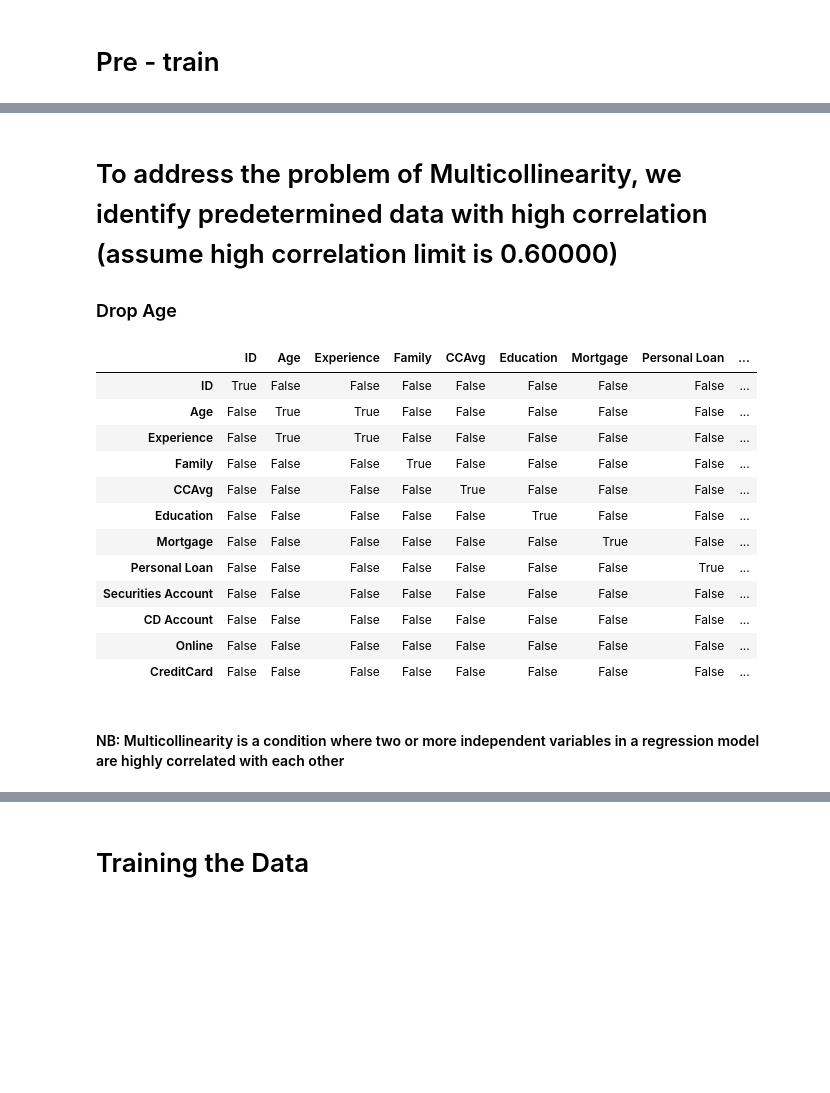
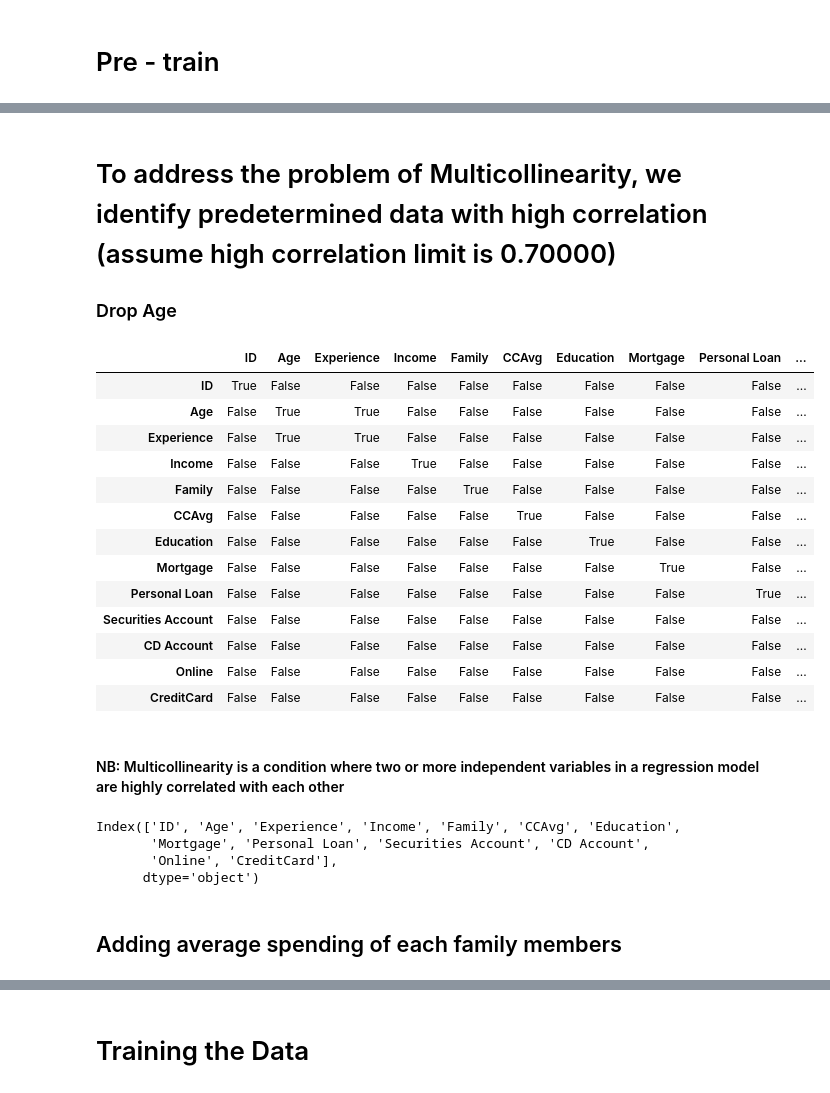
Before and after one commit to BubutorCorbanEnam/BANK-PERSONAL-LOAN-MODELLING-DigiCap-Capstone-Project-, a Jupyter notebook: BANK PERSONAL LOAN MODELLING (DigiCap Capstone Project).ipynb, the cells around one changed output, grey strips where cells are left out. Drawn from its saved outputs; the diff is of its cells as text; code cells hidden in the pictures; blank space fills up the shorter version.

```diff
--- a/BANK PERSONAL LOAN MODELLING (DigiCap Capstone Project).ipynb
+++ b/BANK PERSONAL LOAN MODELLING (DigiCap Capstone Project).ipynb
@@ -339,22 +327,23 @@ dm
 # %% [markdown]
-# To address the problem of Multicollinearity, we identify predetermined data with high correlation (assume high correlation  limit is 0.60000)
+# To address the problem of Multicollinearity, we identify predetermined data with high correlation (assume high correlation  limit is 0.70000)
 
 ### Drop Age
 # %%
-dm.corr()>0.700000
+df.corr()>0.700000
 # %% [output]
-|  | ID | Age | Experience | Family | CCAvg | Education | Mortgage | Personal Loan | ... |
-| ID | True | False | False | False | False | False | False | False | ... |
-| Age | False | True | True | False | False | False | False | False | ... |
-| Experience | False | True | True | False | False | False | False | False | ... |
-| Family | False | False | False | True | False | False | False | False | ... |
-| CCAvg | False | False | False | False | True | False | False | False | ... |
-| Education | False | False | False | False | False | True | False | False | ... |
-| Mortgage | False | False | False | False | False | False | True | False | ... |
-| Personal Loan | False | False | False | False | False | False | False | True | ... |
-| Securities Account | False | False | False | False | False | False | False | False | ... |
-| CD Account | False | False | False | False | False | False | False | False | ... |
-| Online | False | False | False | False | False | False | False | False | ... |
-| CreditCard | False | False | False | False | False | False | False | False | ... |
+|  | ID | Age | Experience | Income | Family | CCAvg | Education | Mortgage | Personal Loan | ... |
+| ID | True | False | False | False | False | False | False | False | False | ... |
+| Age | False | True | True | False | False | False | False | False | False | ... |
+| Experience | False | True | True | False | False | False | False | False | False | ... |
+| Income | False | False | False | True | False | False | False | False | False | ... |
+| Family | False | False | False | False | True | False | False | False | False | ... |
+| CCAvg | False | False | False | False | False | True | False | False | False | ... |
+| Education | False | False | False | False | False | False | True | False | False | ... |
+| Mortgage | False | False | False | False | False | False | False | True | False | ... |
+| Personal Loan | False | False | False | False | False | False | False | False | True | ... |
+| Securities Account | False | False | False | False | False | False | False | False | False | ... |
+| CD Account | False | False | False | False | False | False | False | False | False | ... |
+| Online | False | False | False | False | False | False | False | False | False | ... |
+| CreditCard | False | False | False | False | False | False | False | False | False | ... |
 # %% [markdown]
 #### NB: Multicollinearity is a condition where two or more independent variables in a regression model are highly correlated with each other
@@ -362,0 +352,7 @@ dm.corr()>0.700000
+# %%
+df.columns
+# %% [output]
+Index(['ID', 'Age', 'Experience', 'Income', 'Family', 'CCAvg', 'Education',
+       'Mortgage', 'Personal Loan', 'Securities Account', 'CD Account',
+       'Online', 'CreditCard'],
+      dtype='object')
@@ -362,0 +361,2 @@ dm.corr()>0.700000
+# %% [markdown]
+## Adding average spending of each family members
```
Also changed, not shown: parts of 67 cells of this notebook.
